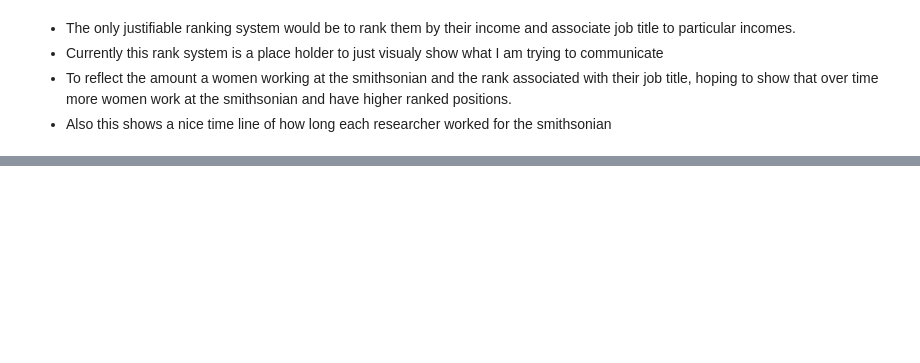
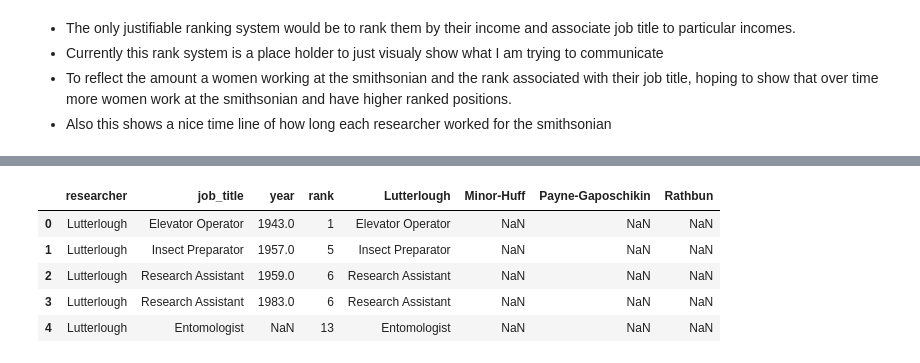
Before and after one commit to TianaCurry/AWHI-projects, a Jupyter notebook: AWHI_job_titles_plotly_graphics.ipynb, the cells around one changed output, grey strips where cells are left out. Drawn from its saved outputs; the diff is of its cells as text; code cells hidden in the pictures; blank space fills up the shorter version.

Commit message:
Completed 3 plots, adding datasets
Create graphs and plots for annual reports, job trends(job titles), Researcher start year

```diff
--- a/AWHI_job_titles_plotly_graphics.ipynb
+++ b/AWHI_job_titles_plotly_graphics.ipynb
@@ -199,0 +245,10 @@ Telling the researchers stories
+# %%
+job_df = pd.read_csv("AWHI_job_title_subplots_data_frame.csv")
+job_df.head()
+# %% [output]
+|  | researcher | job_title | year | rank | Lutterlough | Minor-Huff | Payne-Gaposchikin | Rathbun |
+| 0 | Lutterlough | Elevator Operator | 1943.0 | 1 | Elevator Operator | NaN | NaN | NaN |
+| 1 | Lutterlough | Insect Preparator | 1957.0 | 5 | Insect Preparator | NaN | NaN | NaN |
+| 2 | Lutterlough | Research Assistant | 1959.0 | 6 | Research Assistant | NaN | NaN | NaN |
+| 3 | Lutterlough | Research Assistant | 1983.0 | 6 | Research Assistant | NaN | NaN | NaN |
+| 4 | Lutterlough | Entomologist | NaN | 13 | Entomologist | NaN | NaN | NaN |
```
Also changed, not shown: parts of 8 cells of this notebook, 8 other files.
